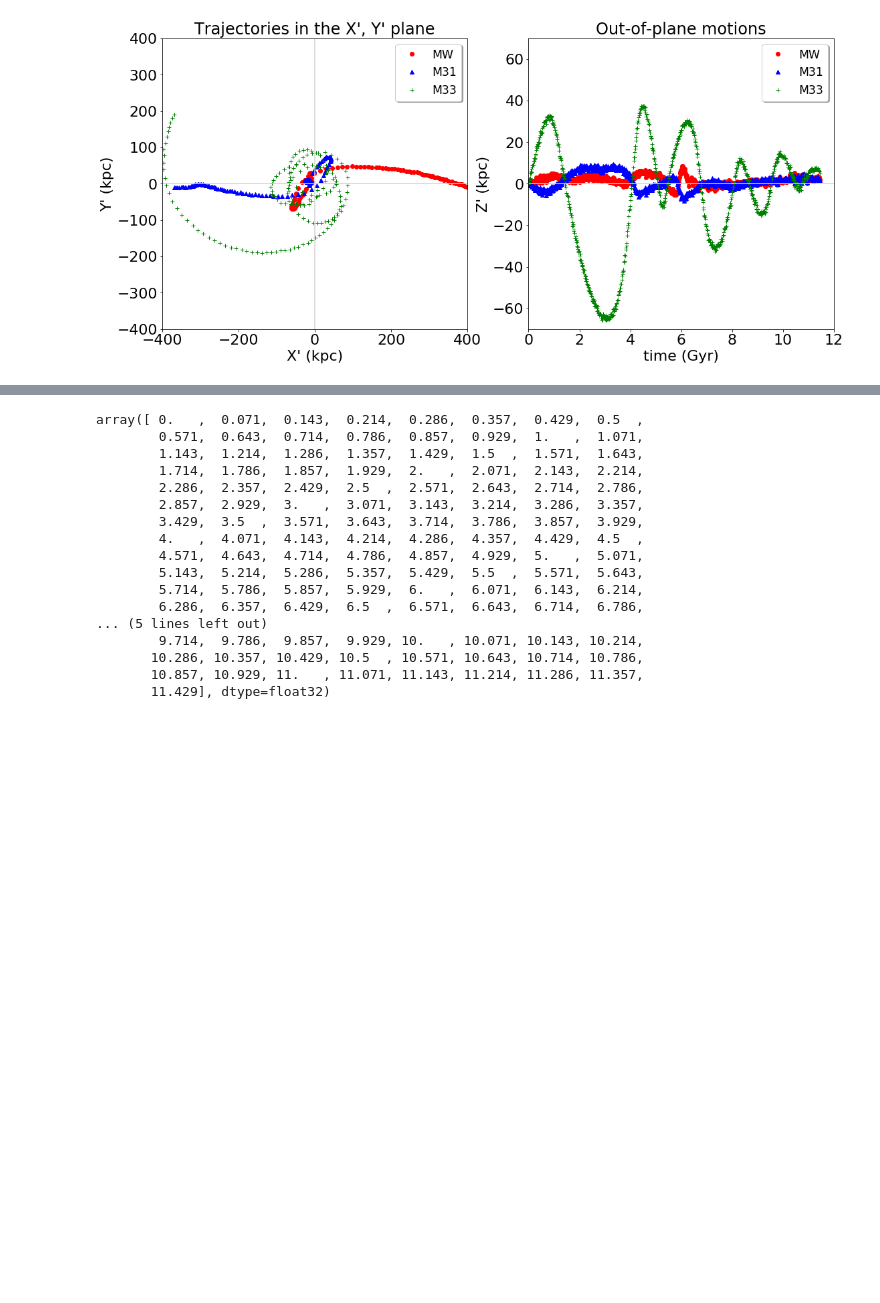
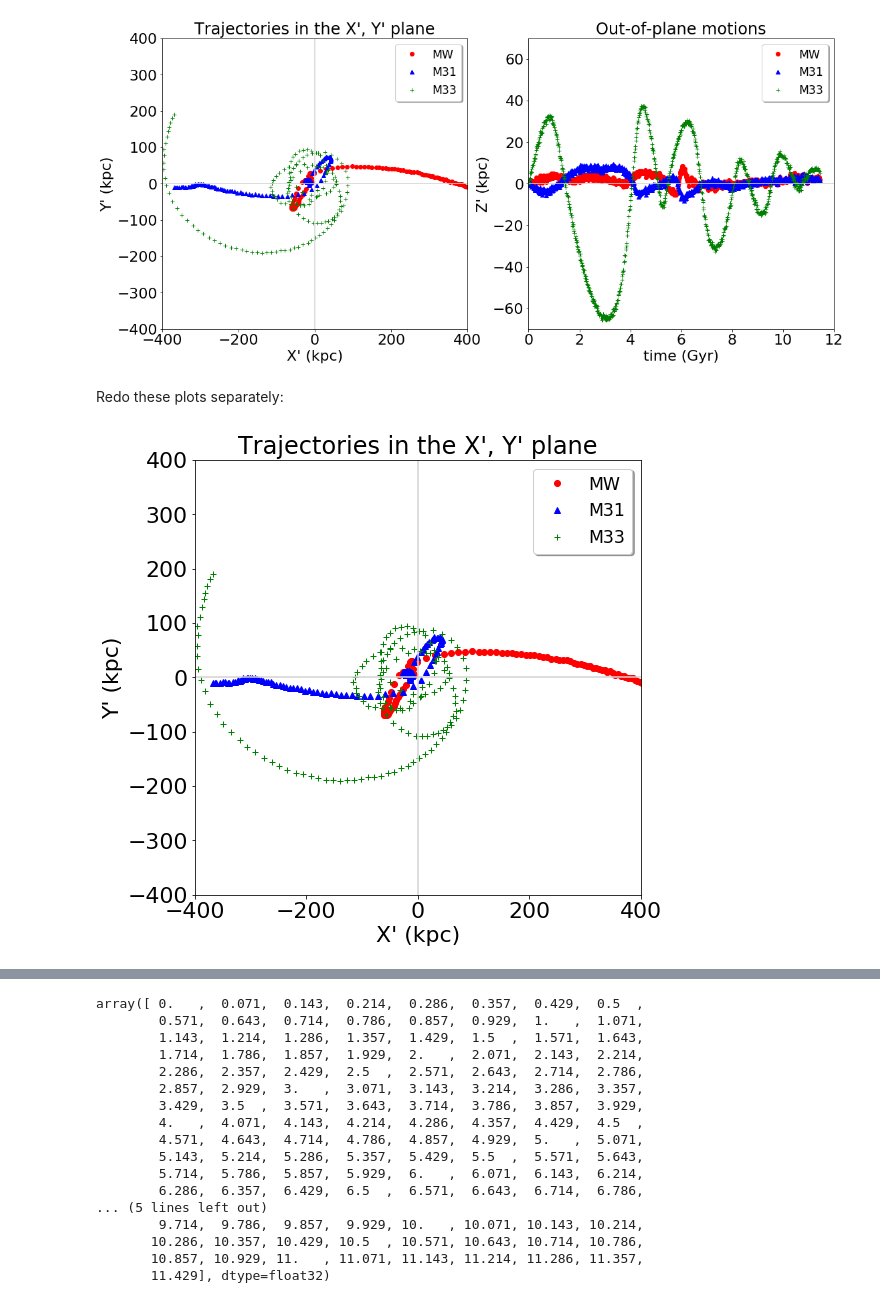
Before and after one commit to colinleach/400B_Leach, a Jupyter notebook: Project/notebooks/Inclinations_trajectories.ipynb, the cells around one changed output, grey strips where cells are left out. Cells and saved outputs as stored; diff of their text form; code cells hidden in the pictures; blank space fills up the shorter version.

```diff
--- a/Project/notebooks/Inclinations_trajectories.ipynb
+++ b/Project/notebooks/Inclinations_trajectories.ipynb
@@ -143,3 +143,32 @@ matplotlib.rcParams['ytick.labelsize'] = label_size
 plt.savefig('trajectories.pdf', rasterized=True, dpi=350);
 # %% [output]
 [figure]
+# %% [markdown]
+Redo these plots separately:
+# %%
+fig = plt.figure(figsize=(8,8))
+ax0 = plt.subplot()
+
+# add the curves
+n = 5 # plot every n'th time point
+ax0.plot(MW_rotated[0][::n], MW_rotated[1][::n], 'ro', label='MW')
+ax0.plot(M31_rotated[0][::n], M31_rotated[1][::n], 'b^', label='M31')
+ax0.plot(M33_rotated[0][::n], M33_rotated[1][::n], 'g+', label='M33')
+
+ax0.plot((-400,400), (0,0), color='lightgray')
+ax0.plot((0,0), (-400,400), color='lightgray')
+
+ax0.legend(fontsize='xx-large', shadow=True)
+
+# Add axis labels
+ax0.set_xlabel("X' (kpc)", fontsize=22)
+ax0.set_ylabel("Y' (kpc)", fontsize=22)
+
+ax0.set_title("Trajectories in the X', Y' plane", fontsize=24)
+
+#set axis limits
+ax0.set_xlim(-400,400)
+ax0.set_ylim(-400,400)
+plt.savefig('traj_xy.pdf', rasterized=True, dpi=350);
+# %% [output]
+[figure, added]
```
Also changed, not shown: parts of 8 cells of this notebook, 14 other files.
